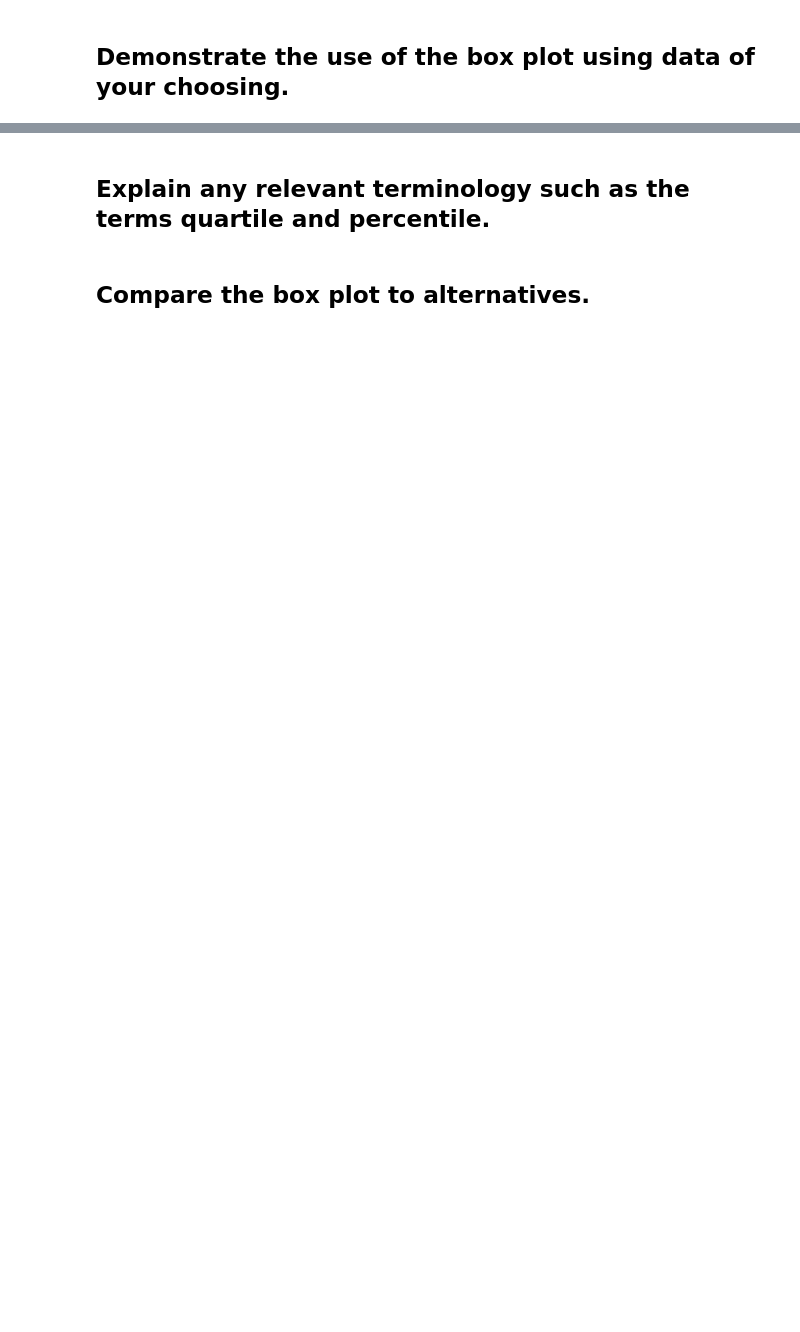
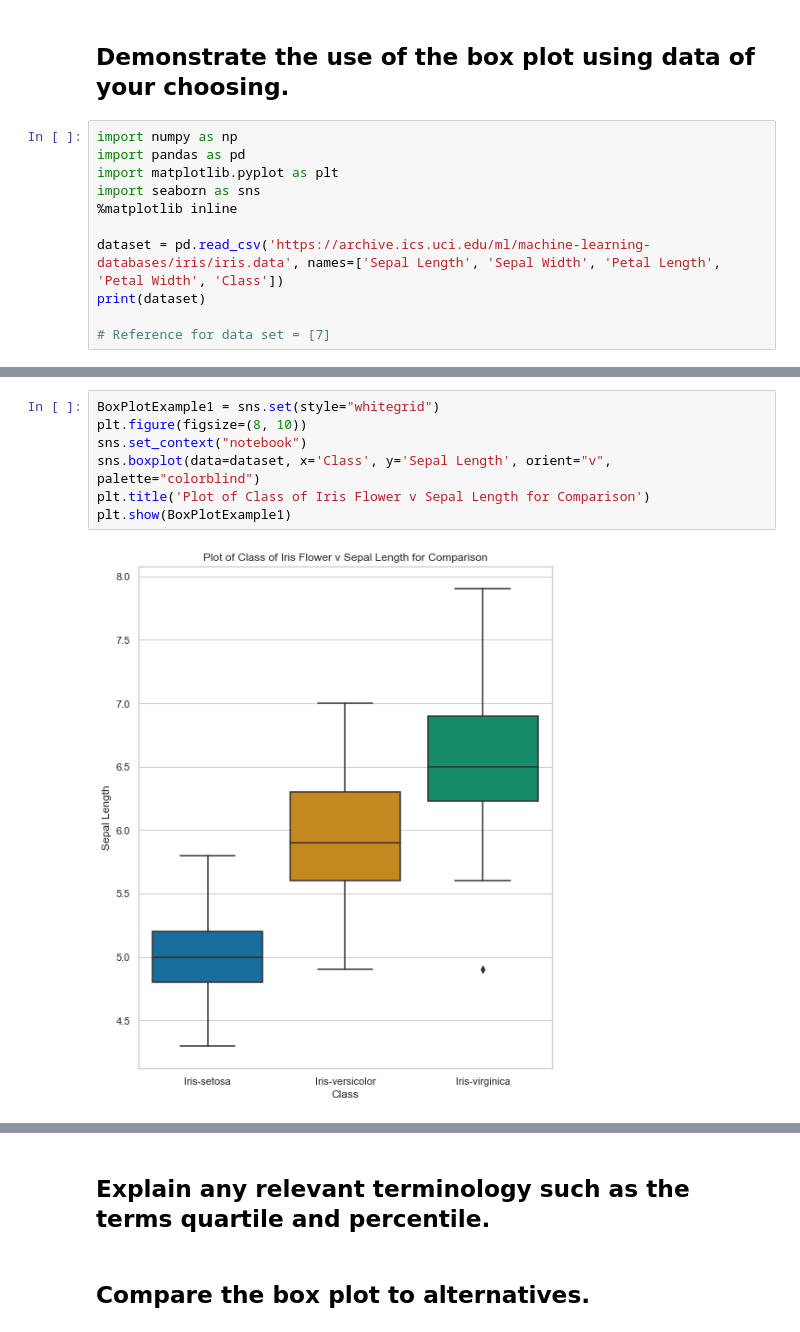
Before and after one commit to ShaunaB93/Fundamentals-of-Data-Analysis-Project, a Jupyter notebook: Fundamentals Project - Box Plots - Rough Work Notebook.ipynb, the cells around one changed output, grey strips where cells are left out. Drawn from its saved outputs; the diff is of its cells as text; blank space fills up the shorter version.

Commit message:
Addition of demonstration of use of box plots
Addition of graphs to represent the Iris data set via box plots

```diff
--- a/Fundamentals Project - Box Plots - Rough Work Notebook.ipynb
+++ b/Fundamentals Project - Box Plots - Rough Work Notebook.ipynb
@@ -47,3 +47,14 @@ One example of a use for a box plot would be to demonstrate a price comparison b
 Alternatively there have been many interesting data analysis projects published utilising box plots in order to demonstrate their results. For example, the study which can be seen [here](https://www.researchgate.net/publication/315358903_Data_analysis_using_Box_and_Whisker_Plot_for_Lung_Cancer). This study utilises box plot to demonstrate the results of analysing data relating to lung cancer to identidy undderlying patterns, relations and trends between the data and samples. The study states that box plots were used to easily make relations between the samples and to identify outliers present. *[6]*
 # %% [markdown]
 ## Demonstrate the use of the box plot using data of your choosing.
+# %%
+import numpy as np
+import pandas as pd
+import matplotlib.pyplot as plt
+import seaborn as sns
+%matplotlib inline
+
+dataset = pd.read_csv('https://archive.ics.uci.edu/ml/machine-learning-databases/iris/iris.data', names=['Sepal Length', 'Sepal Width', 'Petal Length', 'Petal Width', 'Class'])
+print(dataset)
+
+# Reference for data set = [7]
@@ -49,0 +79,9 @@ Alternatively there have been many interesting data analysis projects published
+# %%
+BoxPlotExample1 = sns.set(style="whitegrid")
+plt.figure(figsize=(8, 10))
+sns.set_context("notebook")
+sns.boxplot(data=dataset, x='Class', y='Sepal Length', orient="v", palette="colorblind")
+plt.title('Plot of Class of Iris Flower v Sepal Length for Comparison')
+plt.show(BoxPlotExample1)
+# %% [output]
+[figure, added]
```
Also changed, not shown: parts of 8 cells of this notebook.
